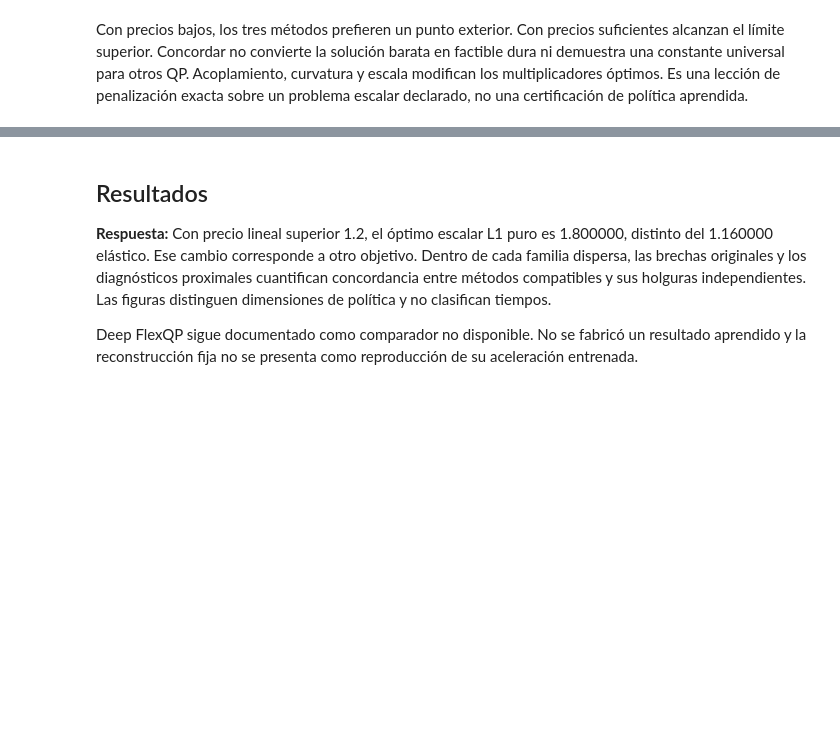
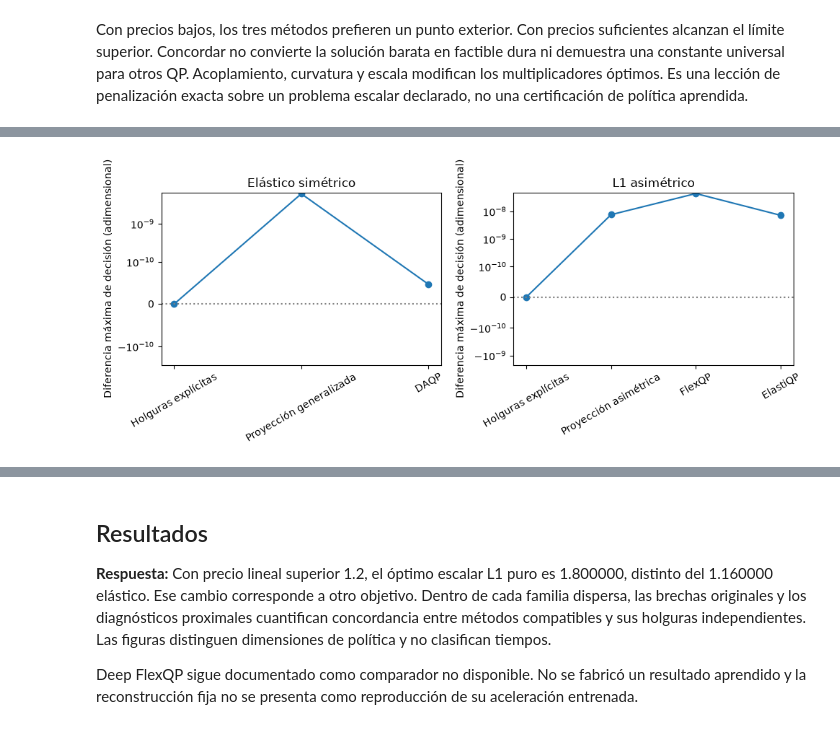
Before and after one commit to fsantibanezleal/CAOS_SoftQP, a Jupyter notebook: notebooks/es/01-soft-constraint-decisions/03-matching-published-methods.ipynb, the cells around one changed output, grey strips where cells are left out. Drawn from its saved outputs; the diff is of its cells as text; code cells hidden in the pictures; blank space fills up the shorter version.

```diff
--- a/notebooks/es/01-soft-constraint-decisions/03-matching-published-methods.ipynb
+++ b/notebooks/es/01-soft-constraint-decisions/03-matching-published-methods.ipynb
@@ -207,0 +267,17 @@ Con precios bajos, los tres métodos prefieren un punto exterior. Con precios su
+# %%
+# Comparar decisiones dentro de cada familia conserva una referencia independiente.
+fig, axes = plt.subplots(1, 2, figsize=(10, 4))
+families = [elastic_results, l1_results]
+references = [elastic_lift, l1_lift]
+titles = ['Elástico simétrico', 'L1 asimétrico']
+for ax, results, reference, title in zip(axes, families, references, titles):
+    errors = [np.max(np.abs(np.asarray(r["x"]) - reference["x"])) for r in results]
+    ax.plot([method_labels[r["method"]] for r in results], errors, marker="o")
+    ax.axhline(0, color="gray", linestyle=":")
+    ax.set_yscale("symlog", linthresh=1e-10)
+    ax.set(ylabel='Diferencia máxima de decisión (adimensional)', title=title)
+    ax.tick_params(axis="x", rotation=30)
+fig.tight_layout()
+plt.show()
+# %% [output]
+[figure, added]
```
Also changed, not shown: parts of 9 cells of this notebook, 14 other files.
